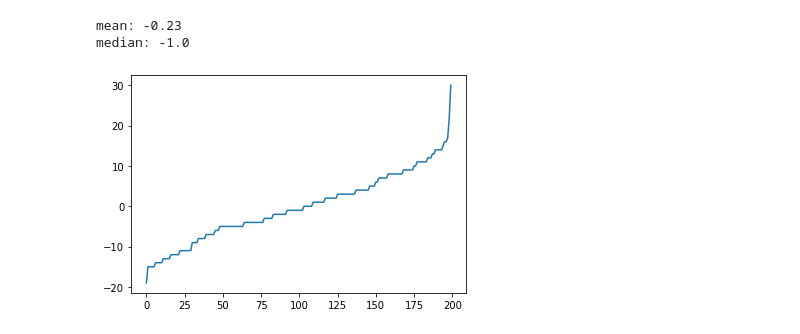
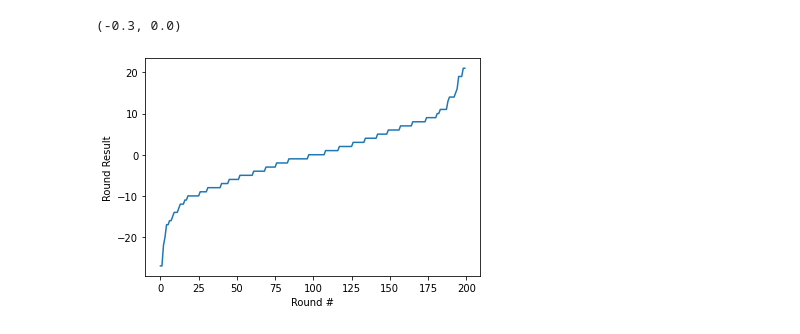
Before and after one commit to russ-s-h/Counterfactual-Regret-Minimization, a Jupyter notebook: cfr.ipynb, the cells around one changed output. Saved outputs shown, nothing was run; the diff lists cells and outputs as text; code cells hidden in the pictures.

Commit message:
added better graphs,logging, and comments

```diff
--- a/cfr.ipynb
+++ b/cfr.ipynb
@@ -32,5 +39,8 @@ def getAverageStrategy(strategySum):
     return normalize(strategySum)
 # %%
 def getAction(strategy):
-    strategy = strategy / np.sum(strategy) #normalize
+    """
+    Get a random action according to a mixed-strategy distribution
+    """
+    strategy = strategy / np.sum(strategy) # Normalize
     return np.searchsorted(np.cumsum(strategy), random.random())
@@ -65,22 +104,28 @@ def train(iterations, oppStrategy):
     return strategySum
 # %%
-def train2p(oiterations, iterations):
+def train2p(oiterations, iterations, log=False):
     strategySumP1 = np.zeros(NUM_ACTIONS)
     strategySumP2 = np.zeros(NUM_ACTIONS)
+    strategyStepsP1 = []
+    strategyStepsP2 = []
 
     for j in range(oiterations):
         oppStrategy = getAverageStrategy(strategySumP2)
         regretSumP1 = np.zeros(NUM_ACTIONS)
         for i in range(iterations):
-            #train the first player
+            # Train the first player
             regretSumP1, strategySumP1 = innerTrain(regretSumP1, strategySumP1, oppStrategy)
 
         oppStrategy = getAverageStrategy(strategySumP1)
         regretSumP2 = np.zeros(NUM_ACTIONS)
         for i in range(iterations):
-            #train the second player
+            # Train the second player
             regretSumP2, strategySumP2 = innerTrain(regretSumP2, strategySumP2, oppStrategy)
 
-        print("%3d" % j, normalize(strategySumP1), normalize(strategySumP2))
+        if log:
+          print("%3d" % j, normalize(strategySumP1), normalize(strategySumP2))
 
-    return strategySumP1, strategySumP2
+        strategyStepsP1.append(normalize(strategySumP1))
+        strategyStepsP2.append(normalize(strategySumP2))
+
+    return strategySumP1, strategySumP2, strategyStepsP1, strategyStepsP2
@@ -127,5 +167,4 @@ median: 10.0
 # %%
-#now play when both agents minimize regret
-s1, s2 = train2p(25, 10000)
-getAverageStrategy(s1), getAverageStrategy(s2)
+# Now play when both agents minimize regret
+s1, s2, ss1, ss2 = train2p(20, 10000, log=True)
 # %% [output]
@@ -150,0 +191,5 @@ getAverageStrategy(s1), getAverageStrategy(s2)
+# %%
+s1 = getAverageStrategy(s1)
+s2 = getAverageStrategy(s2)
+print(f"Player 1:\n\tRock %{s1[0]*100}\n\tPaper %{s1[1]*100}\n\tScissors %{s1[2]*100}")
+print(f"Player 2:\n\tRock %{s2[0]*100}\n\tPaper %{s2[1]*100}\n\tScissors %{s2[2]*100}")
@@ -151,7 +205,6 @@ getAverageStrategy(s1), getAverageStrategy(s2)
 # %%
-#plot the trained strategy (2 player)
-plotGames(s1, s2)
+# Plot the trained strategy (2 player)
+runGames(200, 100, s1, s2)
 # %% [output]
-mean: -0.23
-median: -1.0
+(-0.3, 0.0)
-[figure, old version]
+[figure, new version]
```
Also changed, not shown: parts of 14 cells of this notebook.
